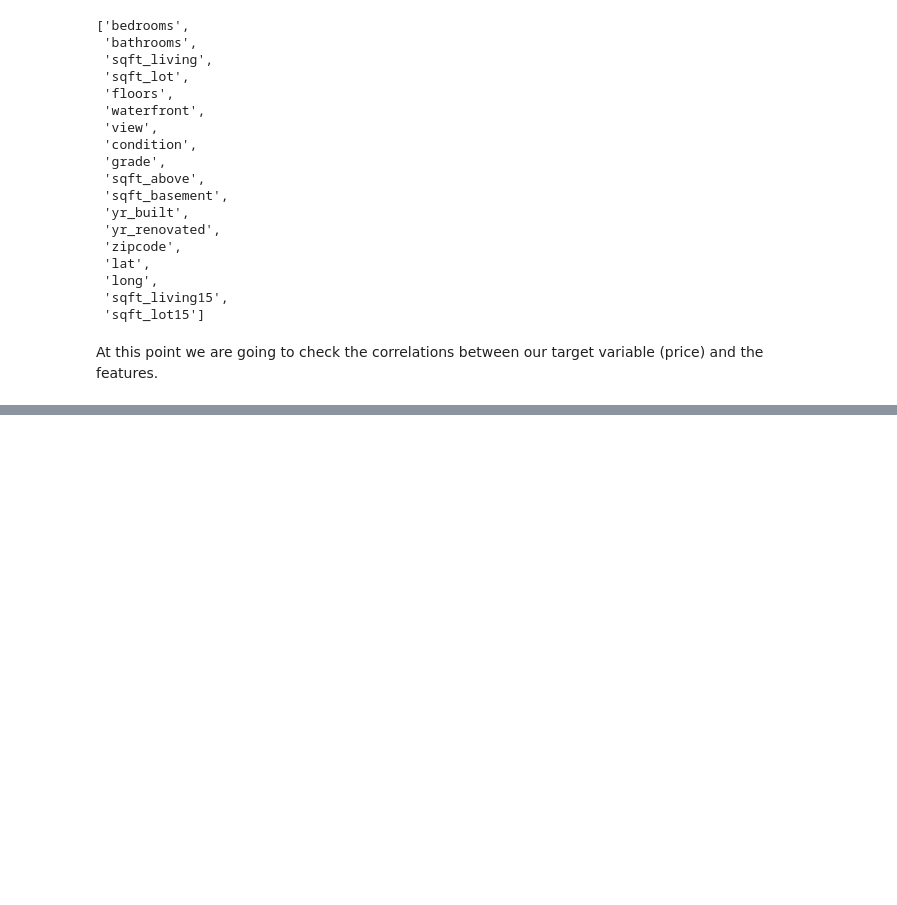
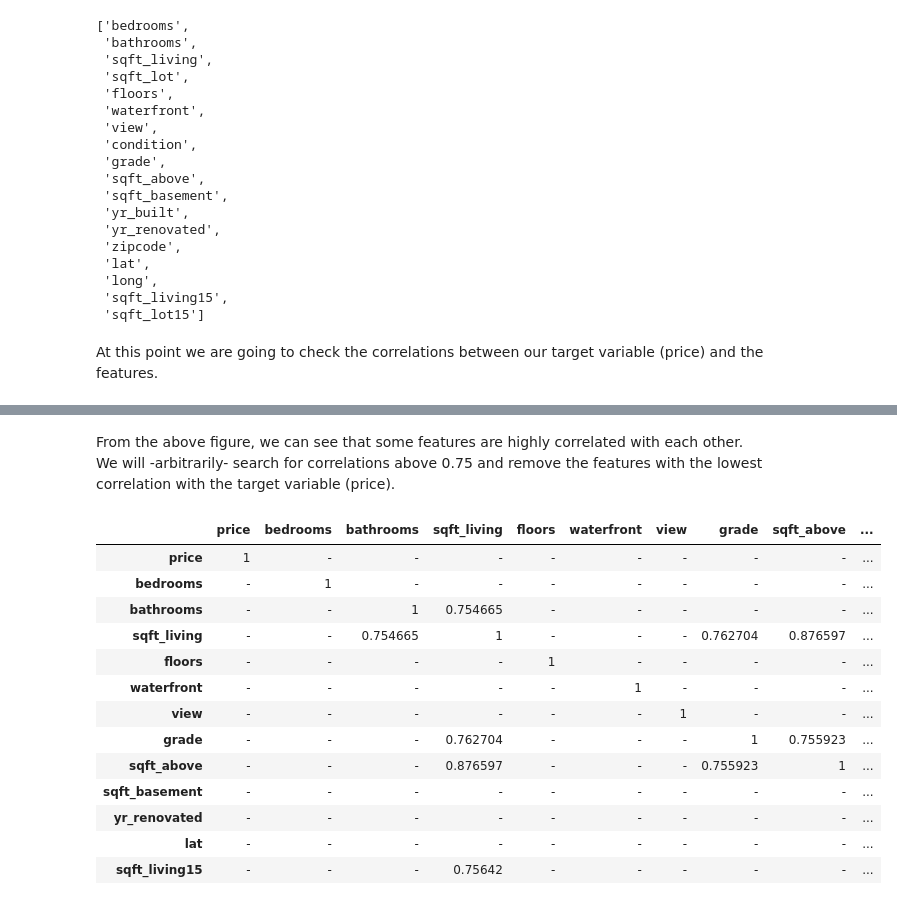
Before and after one commit to droussis/linear-regression-house-prices, a Jupyter notebook: Report/Jupyter_Notebook.ipynb, the cells around one changed output, grey strips where cells are left out. Drawn from its saved outputs; the diff is of its cells as text; code cells hidden in the pictures; blank space fills up the shorter version.

```diff
--- a/Report/Jupyter_Notebook.ipynb
+++ b/Report/Jupyter_Notebook.ipynb
@@ -162,0 +190,21 @@ Name: price, dtype: float64
+# %% [markdown]
+From the above figure, we can see that some features are highly correlated with each other. We will -arbitrarily- search for correlations above 0.75 and remove the features with the lowest correlation with the target variable (price).
+# %%
+# Determine the highest intercorrelations
+highly_correlated_features = new_correlations[new_correlations > 0.75]
+highly_correlated_features.fillna('-')
+# %% [output]
+|  | price | bedrooms | bathrooms | sqft_living | floors | waterfront | view | grade | sqft_above | ... |
+| price | 1 | - | - | - | - | - | - | - | - | ... |
+| bedrooms | - | 1 | - | - | - | - | - | - | - | ... |
+| bathrooms | - | - | 1 | 0.754665 | - | - | - | - | - | ... |
+| sqft_living | - | - | 0.754665 | 1 | - | - | - | 0.762704 | 0.876597 | ... |
+| floors | - | - | - | - | 1 | - | - | - | - | ... |
+| waterfront | - | - | - | - | - | 1 | - | - | - | ... |
+| view | - | - | - | - | - | - | 1 | - | - | ... |
+| grade | - | - | - | 0.762704 | - | - | - | 1 | 0.755923 | ... |
+| sqft_above | - | - | - | 0.876597 | - | - | - | 0.755923 | 1 | ... |
+| sqft_basement | - | - | - | - | - | - | - | - | - | ... |
+| yr_renovated | - | - | - | - | - | - | - | - | - | ... |
+| lat | - | - | - | - | - | - | - | - | - | ... |
+| sqft_living15 | - | - | - | 0.75642 | - | - | - | - | - | ... |
```
Also changed, not shown: parts of 45 cells of this notebook, 1 other file.
